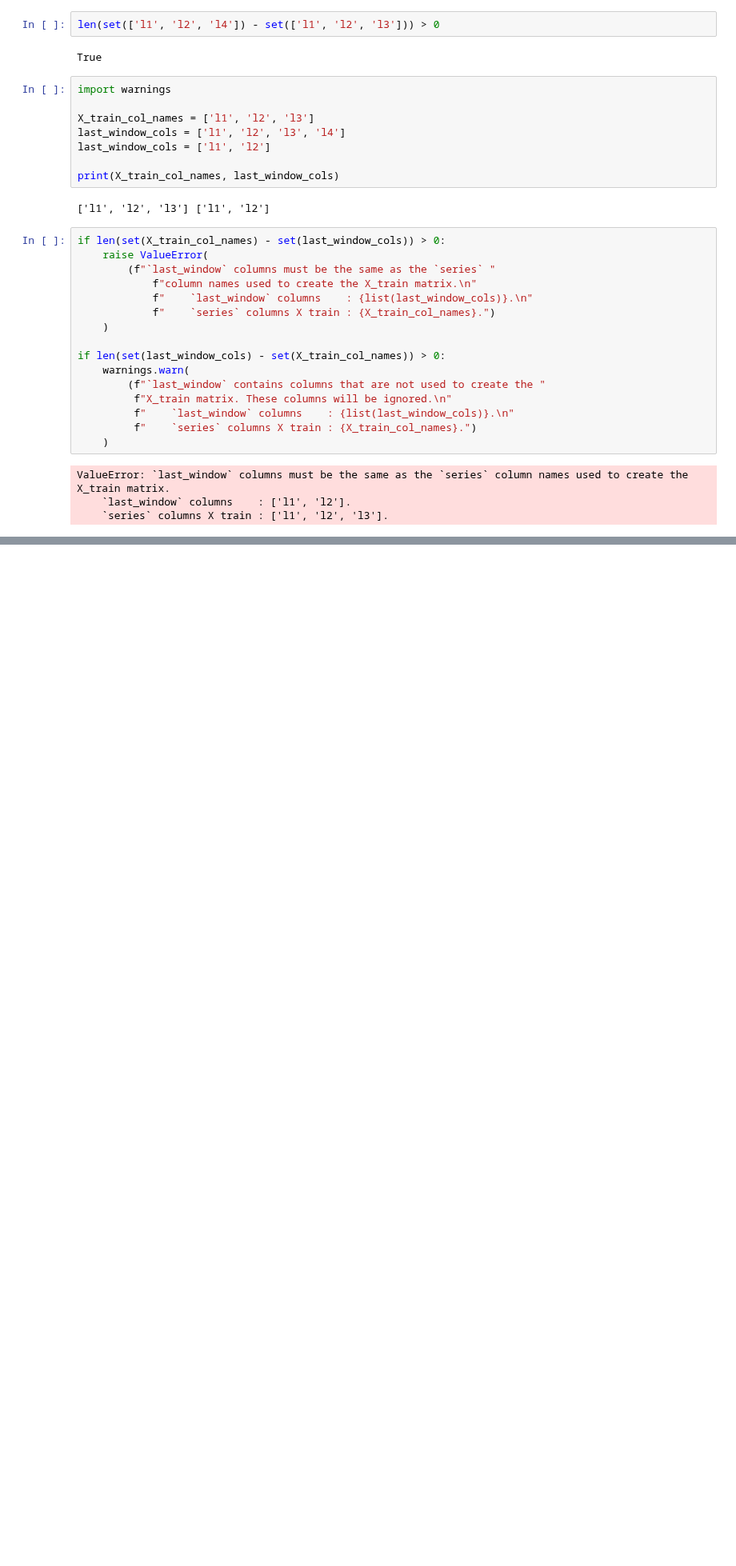
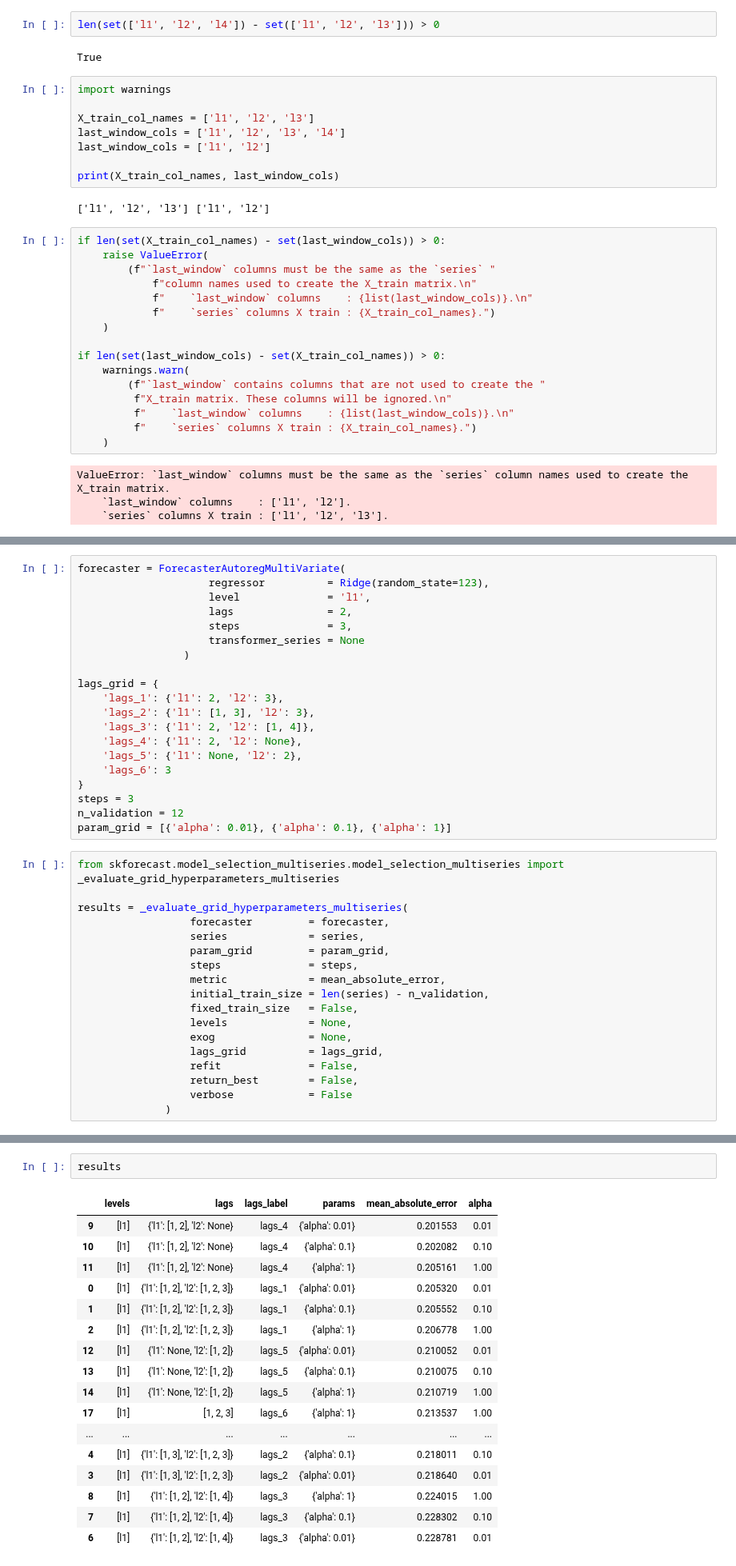
Before and after one commit to JoaquinAmatRodrigo/skforecast, a Jupyter notebook: dev/No_lags_multivariate.ipynb, the cells around one changed output, grey strips where cells are left out. Shown at 80% size. Saved outputs shown, nothing was run; the diff lists cells and outputs as text; blank space fills up the shorter version.

Commit message:
update_tests_model_selection

```diff
--- a/dev/No_lags_multivariate.ipynb
+++ b/dev/No_lags_multivariate.ipynb
@@ -310,0 +442,38 @@ ValueError: `last_window` columns must be the same as the `series` column names
+# %%
+forecaster = ForecasterAutoregMultiVariate(
+                     regressor          = Ridge(random_state=123),
+                     level              = 'l1',
+                     lags               = 2,
+                     steps              = 3,
+                     transformer_series = None
+                 )
+
+lags_grid = {
+    'lags_1': {'l1': 2, 'l2': 3},
+    'lags_2': {'l1': [1, 3], 'l2': 3},
+    'lags_3': {'l1': 2, 'l2': [1, 4]},
+    'lags_4': {'l1': 2, 'l2': None},
+    'lags_5': {'l1': None, 'l2': 2},
+    'lags_6': 3
+}
+steps = 3
+n_validation = 12
+param_grid = [{'alpha': 0.01}, {'alpha': 0.1}, {'alpha': 1}]
+# %%
+from skforecast.model_selection_multiseries.model_selection_multiseries import _evaluate_grid_hyperparameters_multiseries
+
+results = _evaluate_grid_hyperparameters_multiseries(
+                  forecaster         = forecaster,
+                  series             = series,
+                  param_grid         = param_grid,
+                  steps              = steps,
+                  metric             = mean_absolute_error,
+                  initial_train_size = len(series) - n_validation,
+                  fixed_train_size   = False,
+                  levels             = None,
+                  exog               = None,
+                  lags_grid          = lags_grid,
+                  refit              = False,
+                  return_best        = False,
+                  verbose            = False
+              )
@@ -310,0 +499,20 @@ ValueError: `last_window` columns must be the same as the `series` column names
+# %%
+results
+# %% [output]
+|  | levels | lags | lags_label | params | mean_absolute_error | alpha |
+| 9 | [l1] | {'l1': [1, 2], 'l2': None} | lags_4 | {'alpha': 0.01} | 0.201553 | 0.01 |
+| 10 | [l1] | {'l1': [1, 2], 'l2': None} | lags_4 | {'alpha': 0.1} | 0.202082 | 0.10 |
+| 11 | [l1] | {'l1': [1, 2], 'l2': None} | lags_4 | {'alpha': 1} | 0.205161 | 1.00 |
+| 0 | [l1] | {'l1': [1, 2], 'l2': [1, 2, 3]} | lags_1 | {'alpha': 0.01} | 0.205320 | 0.01 |
+| 1 | [l1] | {'l1': [1, 2], 'l2': [1, 2, 3]} | lags_1 | {'alpha': 0.1} | 0.205552 | 0.10 |
+| 2 | [l1] | {'l1': [1, 2], 'l2': [1, 2, 3]} | lags_1 | {'alpha': 1} | 0.206778 | 1.00 |
+| 12 | [l1] | {'l1': None, 'l2': [1, 2]} | lags_5 | {'alpha': 0.01} | 0.210052 | 0.01 |
+| 13 | [l1] | {'l1': None, 'l2': [1, 2]} | lags_5 | {'alpha': 0.1} | 0.210075 | 0.10 |
+| 14 | [l1] | {'l1': None, 'l2': [1, 2]} | lags_5 | {'alpha': 1} | 0.210719 | 1.00 |
+| 17 | [l1] | [1, 2, 3] | lags_6 | {'alpha': 1} | 0.213537 | 1.00 |
+| ... | ... | ... | ... | ... | ... | ... |
+| 4 | [l1] | {'l1': [1, 3], 'l2': [1, 2, 3]} | lags_2 | {'alpha': 0.1} | 0.218011 | 0.10 |
+| 3 | [l1] | {'l1': [1, 3], 'l2': [1, 2, 3]} | lags_2 | {'alpha': 0.01} | 0.218640 | 0.01 |
+| 8 | [l1] | {'l1': [1, 2], 'l2': [1, 4]} | lags_3 | {'alpha': 1} | 0.224015 | 1.00 |
+| 7 | [l1] | {'l1': [1, 2], 'l2': [1, 4]} | lags_3 | {'alpha': 0.1} | 0.228302 | 0.10 |
+| 6 | [l1] | {'l1': [1, 2], 'l2': [1, 4]} | lags_3 | {'alpha': 0.01} | 0.228781 | 0.01 |
```
Also changed, not shown: parts of 11 cells of this notebook, 5 other files.
